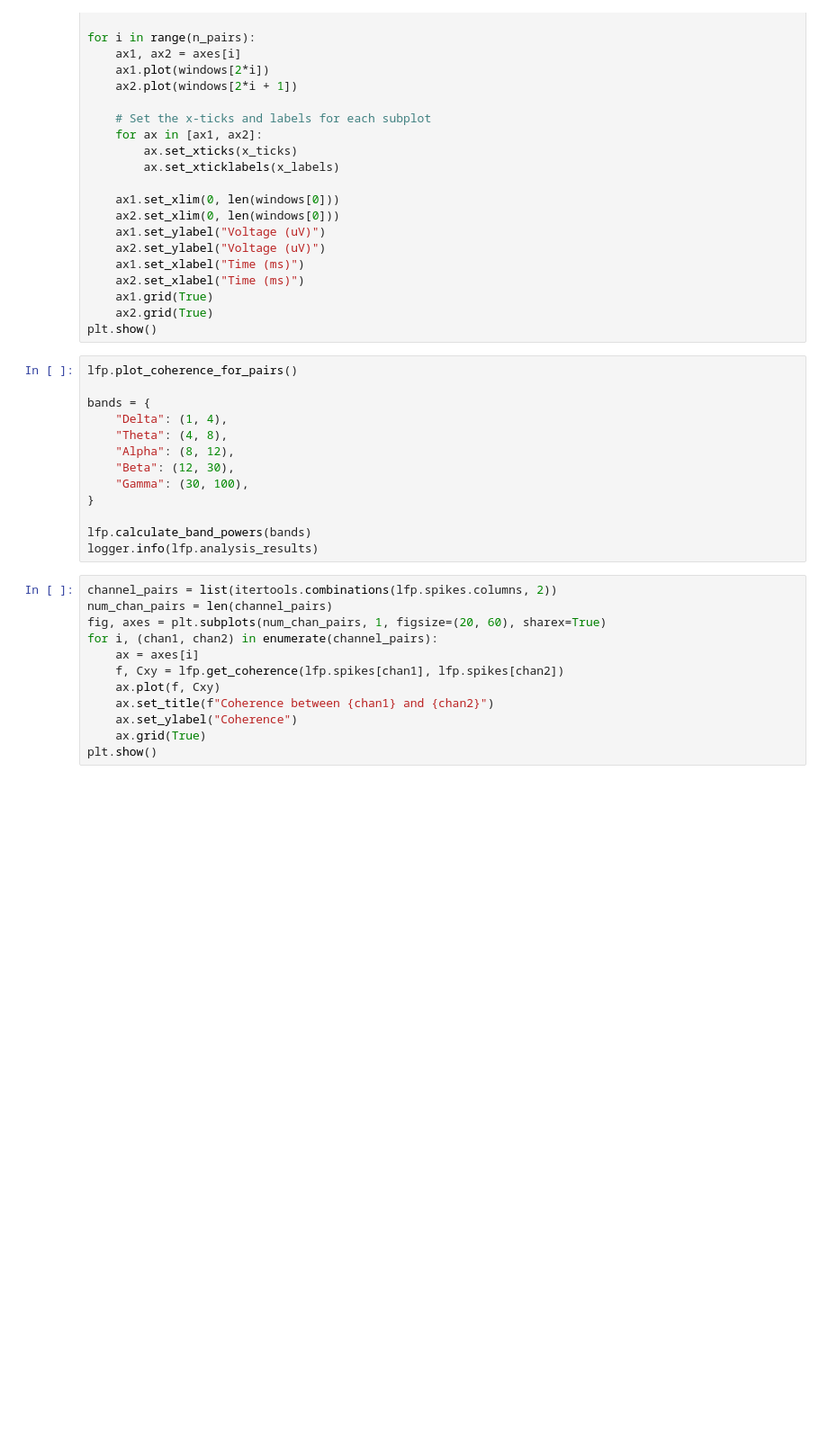
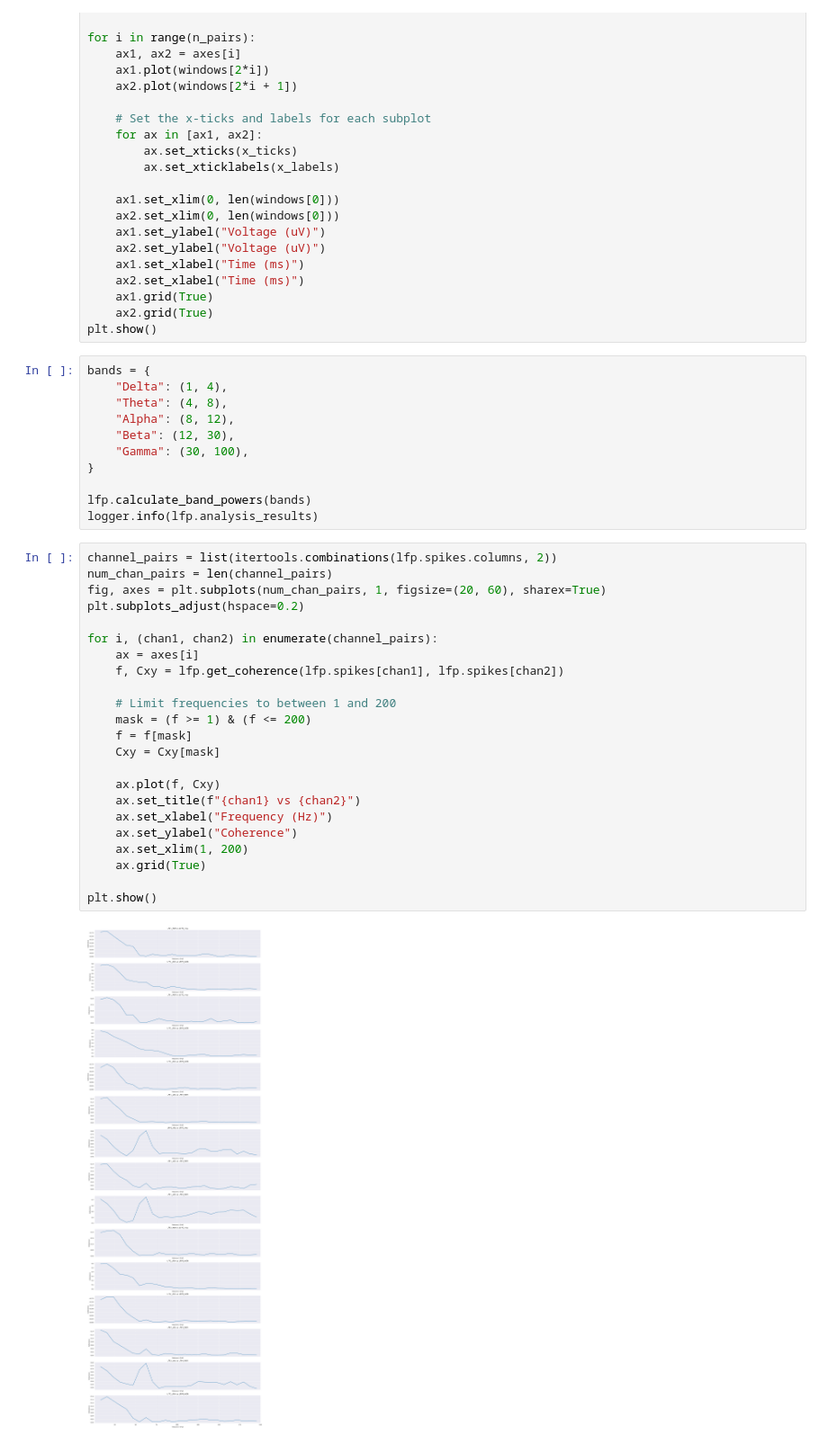
Before and after one commit to FlynnOConnell/cpl_pipeline, a Jupyter notebook: nb/lfp.ipynb, the cells around one changed output. Shown at 90% size. Drawn from its saved outputs; the diff is of its cells as text; blank space fills up the shorter version.

```diff
--- a/nb/lfp.ipynb
+++ b/nb/lfp.ipynb
@@ -205,8 +205,6 @@ for i in range(n_pairs):
     ax2.grid(True)
 plt.show()
 # %%
-lfp.plot_coherence_for_pairs()
-
 bands = {
     "Delta": (1, 4),
     "Theta": (4, 8),
@@ -220,12 +218,25 @@ logger.info(lfp.analysis_results)
 # %%
 channel_pairs = list(itertools.combinations(lfp.spikes.columns, 2))
 num_chan_pairs = len(channel_pairs)
 fig, axes = plt.subplots(num_chan_pairs, 1, figsize=(20, 60), sharex=True)
+plt.subplots_adjust(hspace=0.2)
+
 for i, (chan1, chan2) in enumerate(channel_pairs):
     ax = axes[i]
     f, Cxy = lfp.get_coherence(lfp.spikes[chan1], lfp.spikes[chan2])
+
+    # Limit frequencies to between 1 and 200
+    mask = (f >= 1) & (f <= 200)
+    f = f[mask]
+    Cxy = Cxy[mask]
+
     ax.plot(f, Cxy)
-    ax.set_title(f"Coherence between {chan1} and {chan2}")
+    ax.set_title(f"{chan1} vs {chan2}")
+    ax.set_xlabel("Frequency (Hz)")
     ax.set_ylabel("Coherence")
+    ax.set_xlim(1, 200)
     ax.grid(True)
+
 plt.show()
+# %% [output]
+[figure, added]
```
Also changed, not shown: parts of 2 cells of this notebook, 2 other files.
